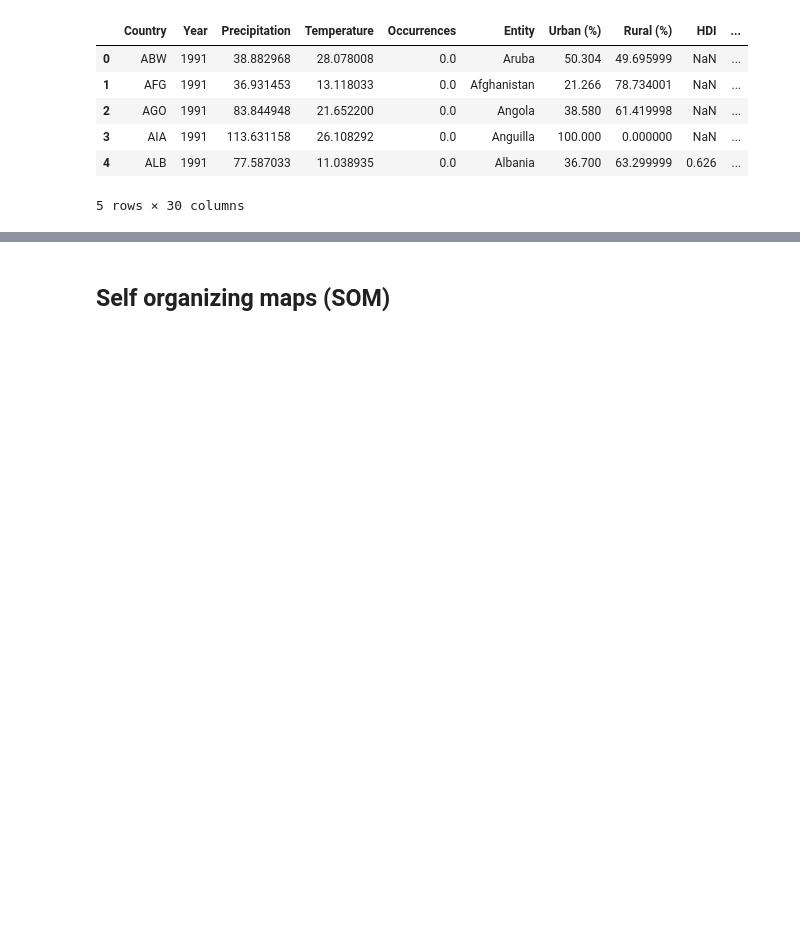
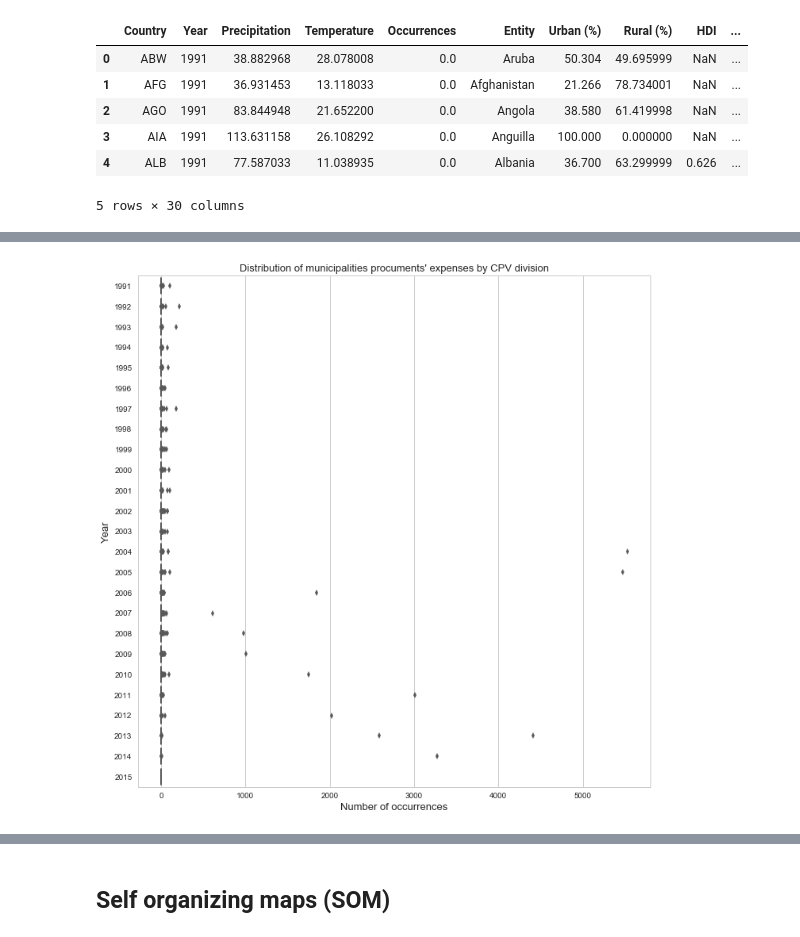
Before and after one commit to QuirkyDataScientist1978/project_dengue_fever, a Jupyter notebook: Final_Project_IP.ipynb, the cells around one changed output, grey strips where cells are left out. Cells and saved outputs as stored; diff of their text form; code cells hidden in the pictures; blank space fills up the shorter version.

```diff
--- a/Final_Project_IP.ipynb
+++ b/Final_Project_IP.ipynb
@@ -1318,3 +1485,15 @@ data.head()
+# %%
+sns.set(style="whitegrid",rc={"font.size":13,"axes.labelsize":13})
+
+f, (ax3) = plt.subplots(1, figsize=(10, 10), sharex=True)
+
+ax = sns.boxplot(x='Occurrences', y='Year', data=yearlyOccurrences, orient="h", palette="Set2")
+ax.set_ylabel('Year')
+ax.set_xlabel('Number of occurrences')
+ax.set_title("Distribution of municipalities procuments' expenses by CPV division", fontsize=13)
+plt.tight_layout(h_pad=3)
+# %% [output]
+[figure, added]
 # %%
 #ensuring that data set includes only countires with occurrences
 new_data = data.drop(data.loc[data.Occurrences == 0].index)
```
Also changed, not shown: parts of 29 cells of this notebook, 1 other file.
